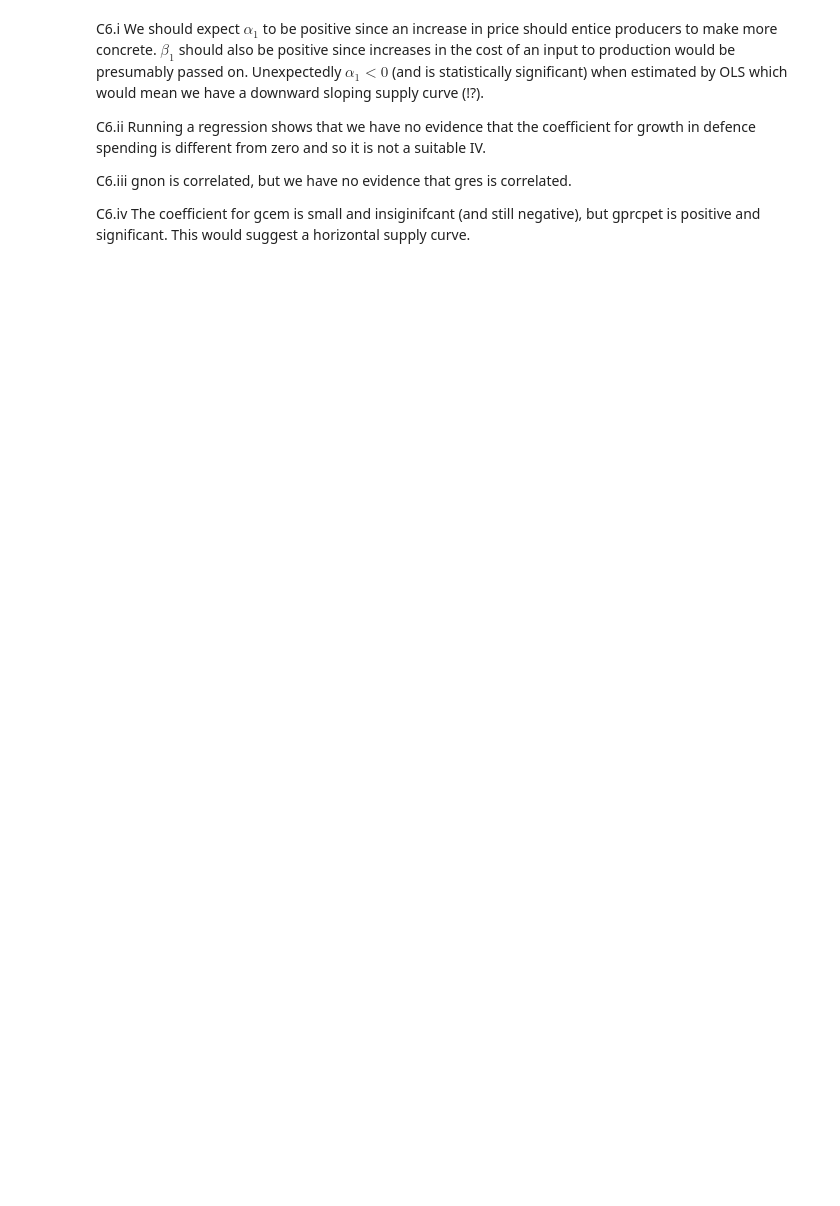
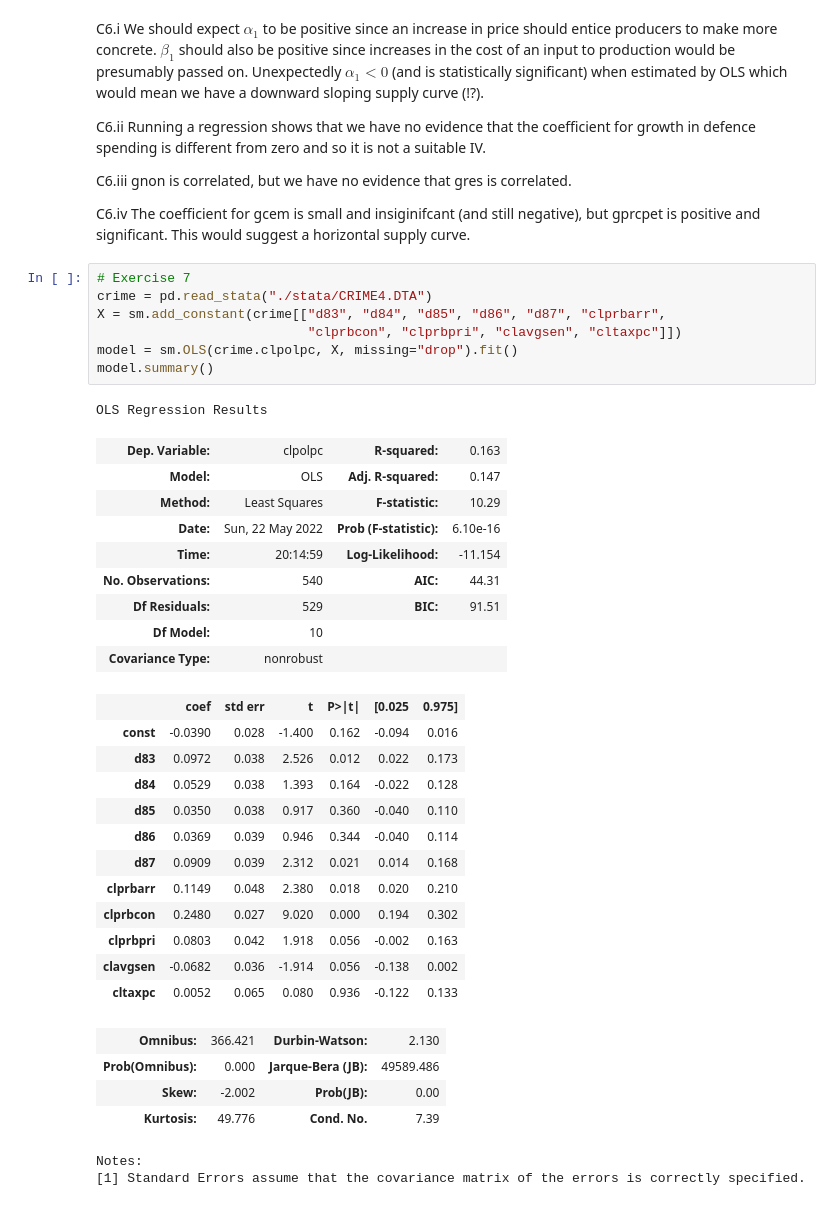
Before and after one commit to systemchalk/wooldridge_workbook, a Jupyter notebook: ch16.ipynb, the cells around one changed output. Cells and saved outputs as stored; diff of their text form; blank space fills up the shorter version.

```diff
--- a/ch16.ipynb
+++ b/ch16.ipynb
@@ -604,3 +605,39 @@ C6.ii Running a regression shows that we have no evidence that the coefficient f
 C6.iii gnon is correlated, but we have no evidence that gres is correlated.
 
 C6.iv The coefficient for gcem is small and insiginifcant (and still negative), but gprcpet is positive and significant. This would suggest a horizontal supply curve.
+# %%
+# Exercise 7
+crime = pd.read_stata("./stata/CRIME4.DTA")
+X = sm.add_constant(crime[["d83", "d84", "d85", "d86", "d87", "clprbarr",
+                           "clprbcon", "clprbpri", "clavgsen", "cltaxpc"]])
+model = sm.OLS(crime.clpolpc, X, missing="drop").fit()
+model.summary()
+# %% [output]
+OLS Regression Results
+| Dep. Variable: | clpolpc | R-squared: | 0.163 |
+| Model: | OLS | Adj. R-squared: | 0.147 |
+| Method: | Least Squares | F-statistic: | 10.29 |
+| Date: | Sun, 22 May 2022 | Prob (F-statistic): | 6.10e-16 |
+| Time: | 20:14:59 | Log-Likelihood: | -11.154 |
+| No. Observations: | 540 | AIC: | 44.31 |
+| Df Residuals: | 529 | BIC: | 91.51 |
+| Df Model: | 10 |  |  |
+| Covariance Type: | nonrobust |  |  |
+|  | coef | std err | t | P>|t| | [0.025 | 0.975] |
+| const | -0.0390 | 0.028 | -1.400 | 0.162 | -0.094 | 0.016 |
+| d83 | 0.0972 | 0.038 | 2.526 | 0.012 | 0.022 | 0.173 |
+| d84 | 0.0529 | 0.038 | 1.393 | 0.164 | -0.022 | 0.128 |
+| d85 | 0.0350 | 0.038 | 0.917 | 0.360 | -0.040 | 0.110 |
+| d86 | 0.0369 | 0.039 | 0.946 | 0.344 | -0.040 | 0.114 |
+| d87 | 0.0909 | 0.039 | 2.312 | 0.021 | 0.014 | 0.168 |
+| clprbarr | 0.1149 | 0.048 | 2.380 | 0.018 | 0.020 | 0.210 |
+| clprbcon | 0.2480 | 0.027 | 9.020 | 0.000 | 0.194 | 0.302 |
+| clprbpri | 0.0803 | 0.042 | 1.918 | 0.056 | -0.002 | 0.163 |
+| clavgsen | -0.0682 | 0.036 | -1.914 | 0.056 | -0.138 | 0.002 |
+| cltaxpc | 0.0052 | 0.065 | 0.080 | 0.936 | -0.122 | 0.133 |
+| Omnibus: | 366.421 | Durbin-Watson: | 2.130 |
+| Prob(Omnibus): | 0.000 | Jarque-Bera (JB): | 49589.486 |
+| Skew: | -2.002 | Prob(JB): | 0.00 |
+| Kurtosis: | 49.776 | Cond. No. | 7.39 |
+Notes:
+[1] Standard Errors assume that the covariance matrix of the errors is correctly specified.
```
Also changed, not shown: parts of 45 cells of this notebook.
